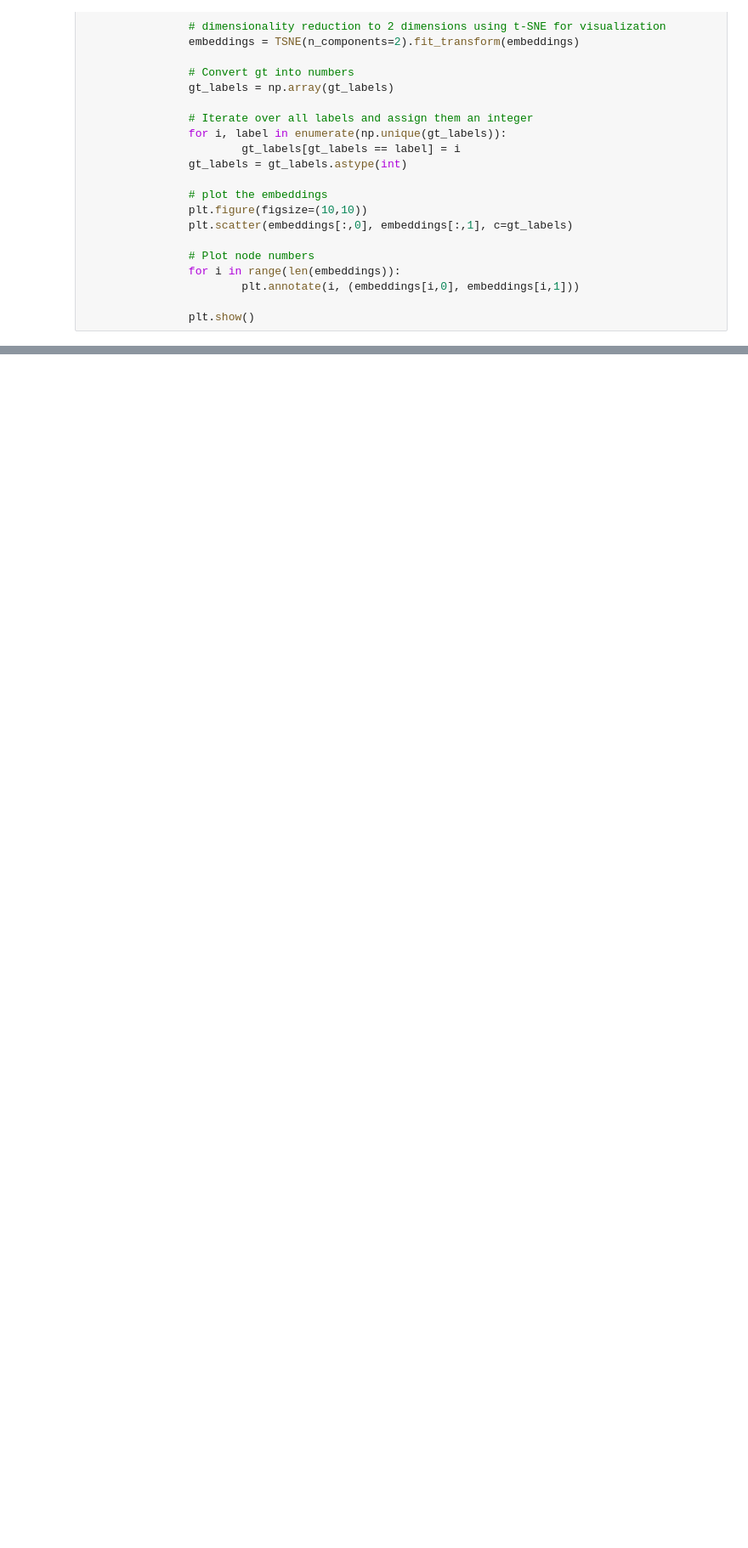
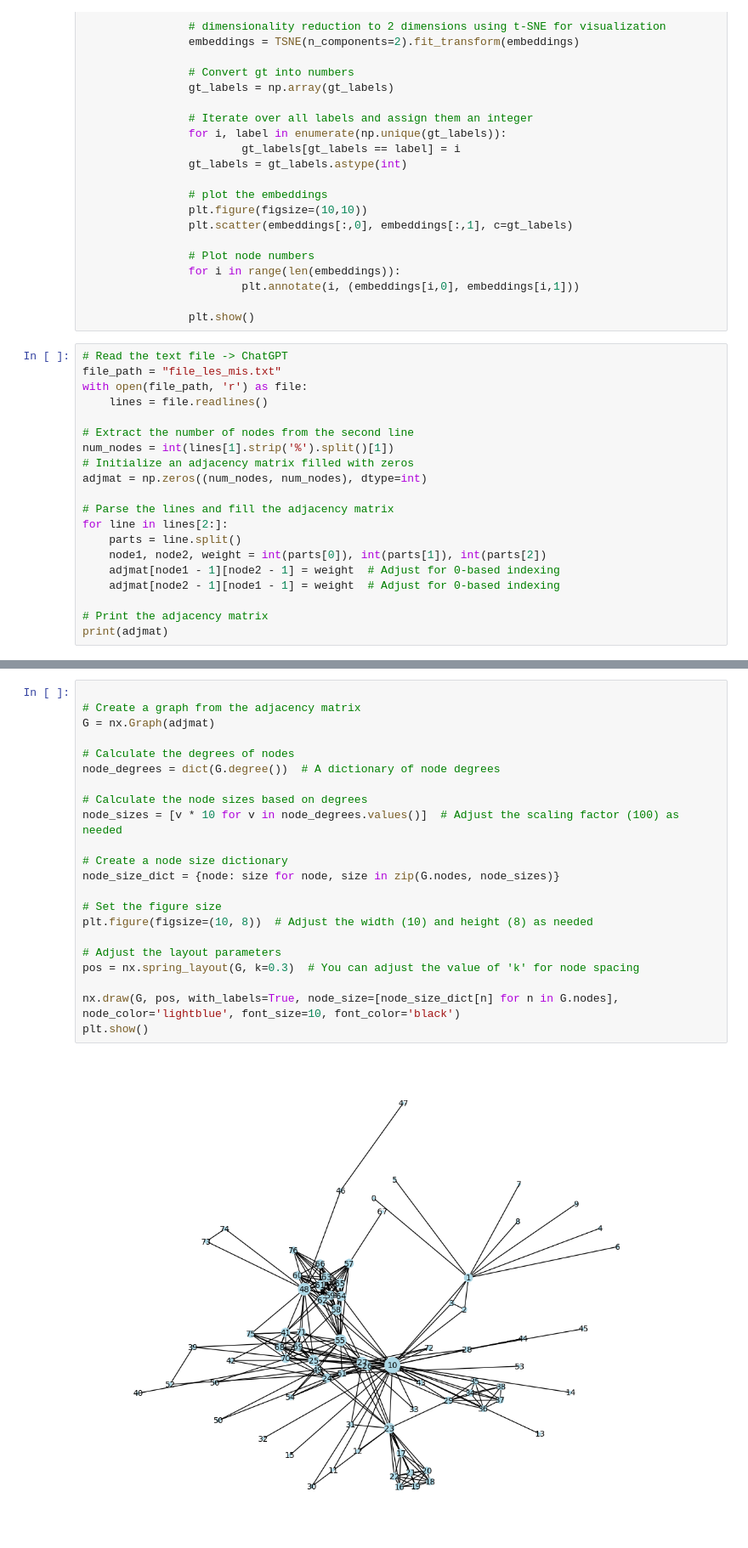
Before and after one commit to Anika-Roy/Exploring_Graph_Embeddings, a Jupyter notebook: node2vecPyTorch_gensim.ipynb, the cells around one changed output, grey strips where cells are left out. Shown: that part at 85% size. Saved outputs shown, nothing was run; the diff lists cells and outputs as text; blank space fills up the shorter version.

```diff
--- a/node2vecPyTorch_gensim.ipynb
+++ b/node2vecPyTorch_gensim.ipynb
@@ -258,3 +258,23 @@ class Node2Vec():
                         plt.annotate(i, (embeddings[i,0], embeddings[i,1]))
 
                 plt.show()
+# %%
+# Read the text file -> ChatGPT
+file_path = "file_les_mis.txt"
+with open(file_path, 'r') as file:
+    lines = file.readlines()
+
+# Extract the number of nodes from the second line
+num_nodes = int(lines[1].strip('%').split()[1])
+# Initialize an adjacency matrix filled with zeros
+adjmat = np.zeros((num_nodes, num_nodes), dtype=int)
+
+# Parse the lines and fill the adjacency matrix
+for line in lines[2:]:
+    parts = line.split()
+    node1, node2, weight = int(parts[0]), int(parts[1]), int(parts[2])
+    adjmat[node1 - 1][node2 - 1] = weight  # Adjust for 0-based indexing
+    adjmat[node2 - 1][node1 - 1] = weight  # Adjust for 0-based indexing
+
+# Print the adjacency matrix
+print(adjmat)
@@ -261 +289,25 @@ class Node2Vec():
+# %%
+
+# Create a graph from the adjacency matrix
+G = nx.Graph(adjmat)
+
+# Calculate the degrees of nodes
+node_degrees = dict(G.degree())  # A dictionary of node degrees
+
+# Calculate the node sizes based on degrees
+node_sizes = [v * 10 for v in node_degrees.values()]  # Adjust the scaling factor (100) as needed
+
+# Create a node size dictionary
+node_size_dict = {node: size for node, size in zip(G.nodes, node_sizes)}
+
+# Set the figure size
+plt.figure(figsize=(10, 8))  # Adjust the width (10) and height (8) as needed
+
+# Adjust the layout parameters
+pos = nx.spring_layout(G, k=0.3)  # You can adjust the value of 'k' for node spacing
+
+nx.draw(G, pos, with_labels=True, node_size=[node_size_dict[n] for n in G.nodes], node_color='lightblue', font_size=10, font_color='black')
+plt.show()
+# %% [output]
+[figure, added]
 # %%
```
Also changed, not shown: parts of 8 cells of this notebook, 2 other files.
